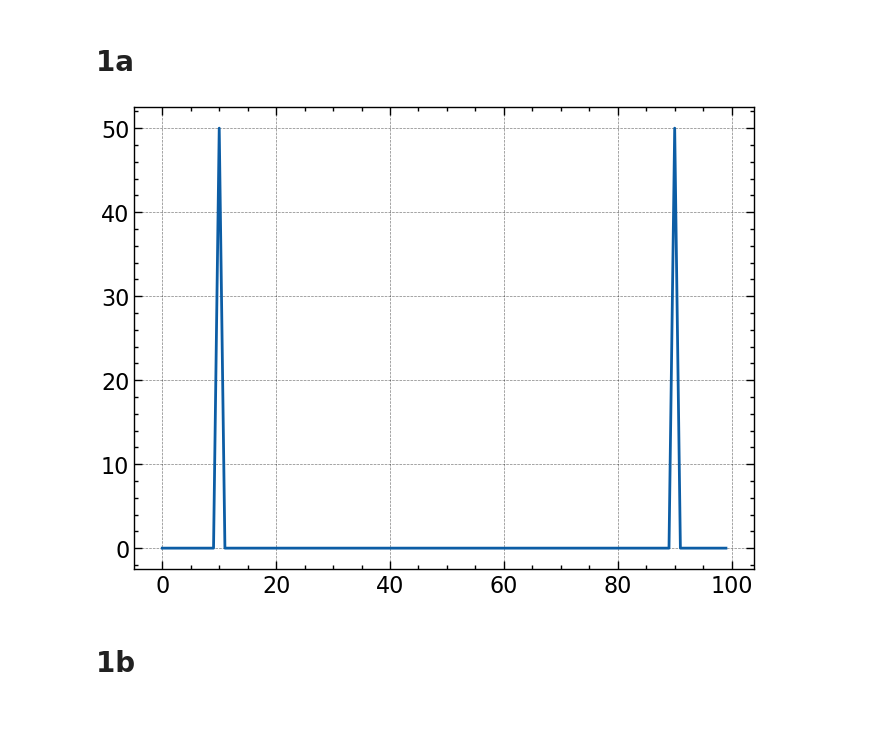
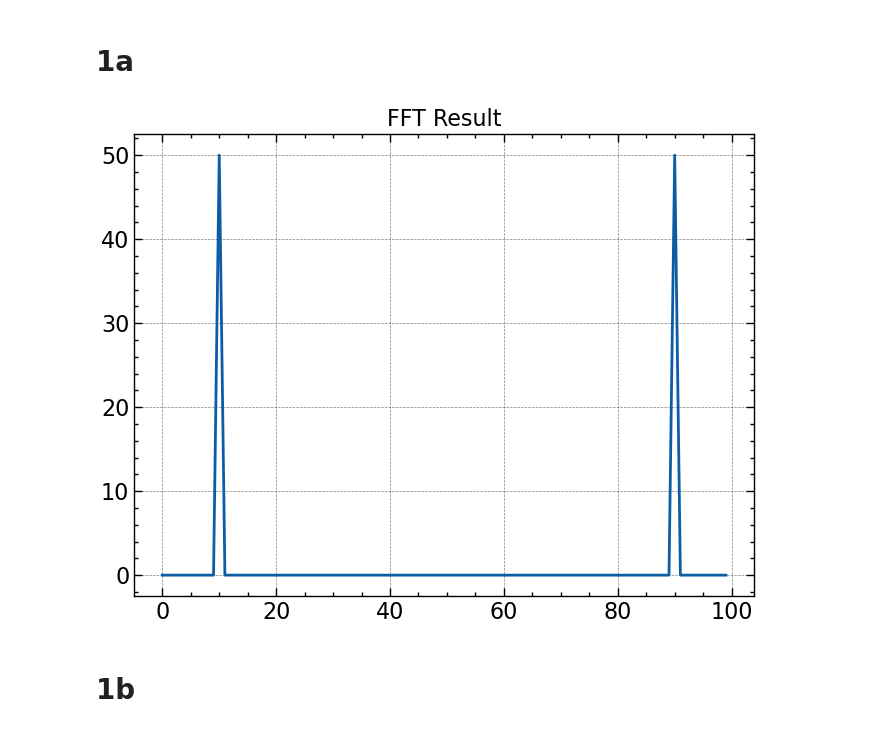
Before and after one commit to liuqiyucn/105B, a Jupyter notebook: assignment3/assignment3.ipynb, the cells around one changed output. Cells and saved outputs as stored; diff of their text form; code cells hidden in the pictures.

```diff
--- a/assignment3/assignment3.ipynb
+++ b/assignment3/assignment3.ipynb
@@ -9,16 +9,19 @@ pi = np.pi
 # %% [markdown]
 # 1a
 # %%
-N = np.arange(100)
-t = 0.1*pi*N
+N = np.arange(100) # sample size
+t = 0.1*pi*N # discretize time
+
+# function that generates cos(wt)
 def generate_data(time, omega):
     return np.cos(omega*time)
 d = generate_data(t, omega=2)
-sp = np.fft.fft(d)
+sp = np.fft.fft(d) # applying FFT
 plt.plot(N, np.abs(sp))
+plt.title("FFT Result")
 plt.show()
 # %% [output]
-[figure, old version]
+[figure, new version]
 # %% [markdown]
 # 1b
 # %%
```
Also changed, not shown: parts of 25 cells of this notebook, 2 other files.
